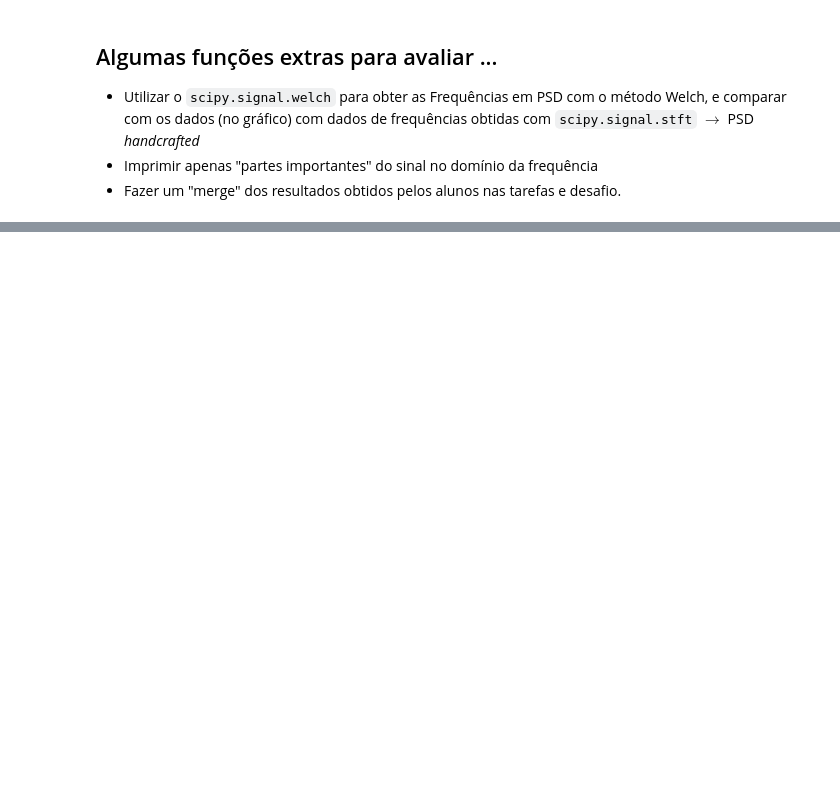
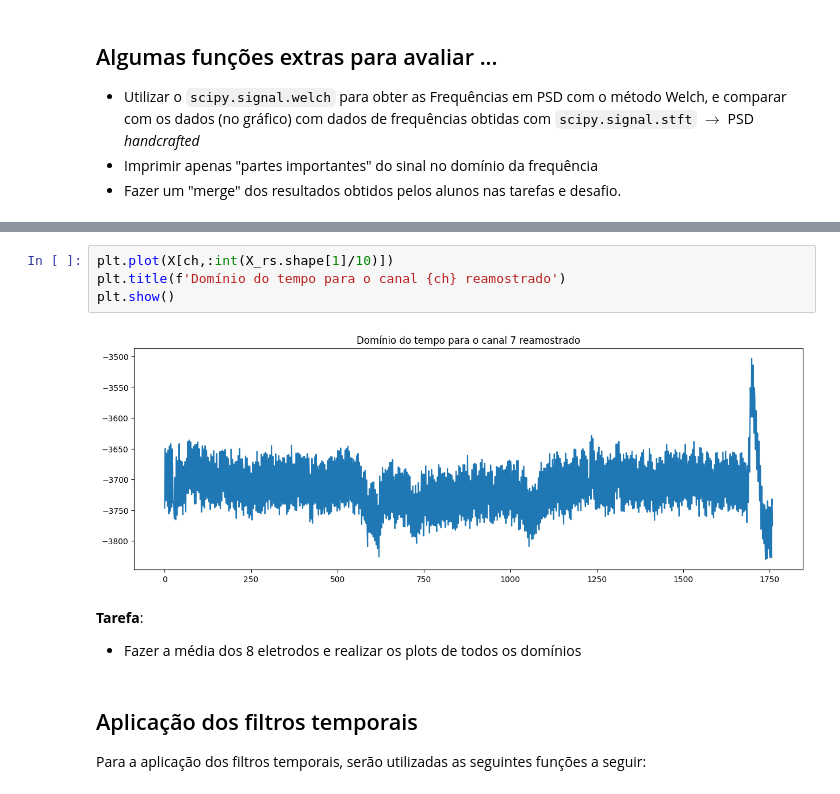
Before and after one commit to bneurd/tutoriais, a Jupyter notebook: EEG_Rhythms/preprocessing.ipynb, the cells around one changed output, grey strips where cells are left out. Drawn from its saved outputs; the diff is of its cells as text; blank space fills up the shorter version.

```diff
--- a/EEG_Rhythms/preprocessing.ipynb
+++ b/EEG_Rhythms/preprocessing.ipynb
@@ -100,0 +104,13 @@ def print_graphs(data):
+# %%
+plt.plot(X[ch,:int(X_rs.shape[1]/10)])
+plt.title(f'Domínio do tempo para o canal {ch} reamostrado')
+plt.show()
+# %% [output]
+[figure, added]
+# %% [markdown]
+**Tarefa**:
+- Fazer a média dos 8 eletrodos e realizar os plots de todos os domínios
+# %% [markdown]
+## Aplicação dos filtros temporais
+
+Para a aplicação dos filtros temporais, serão utilizadas as seguintes funções a seguir:
```
Also changed, not shown: parts of 29 cells of this notebook.
